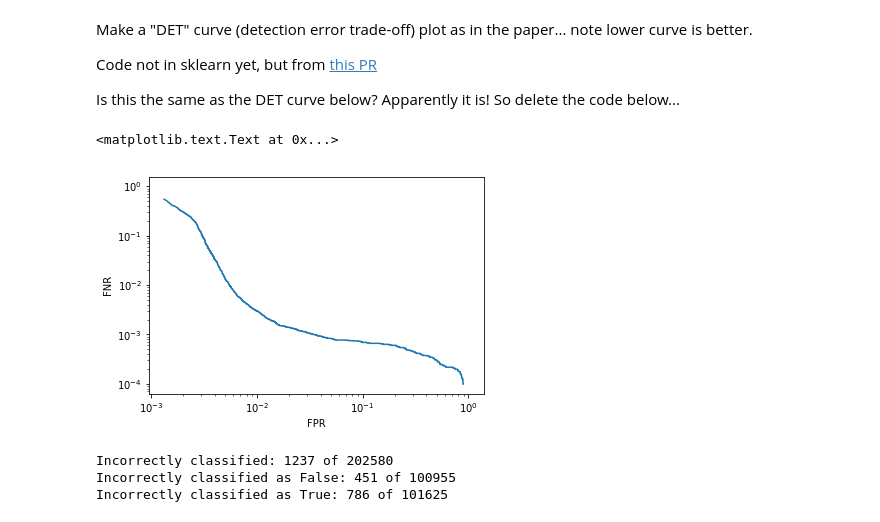
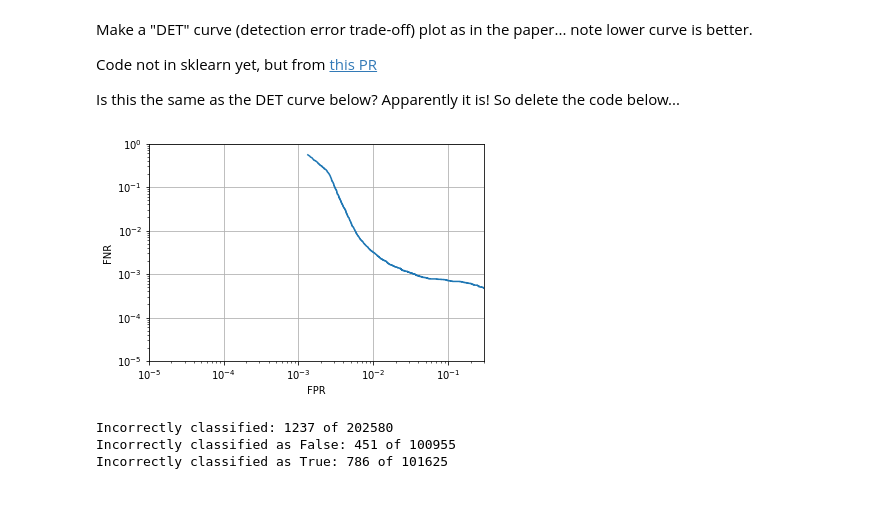
Before and after one commit to djreiss/CNN_HiTS_demo, a Jupyter notebook: CNN_HiTS_demo_big-datagen2.nbconvert.ipynb, the cells around one changed output. Cells and saved outputs as stored; diff of their text form; code cells hidden in the pictures.

Commit message:
Update axes of plots; now not so good

```diff
--- a/CNN_HiTS_demo_big-datagen2.nbconvert.ipynb
+++ b/CNN_HiTS_demo_big-datagen2.nbconvert.ipynb
@@ -446,7 +446,7 @@ Need many data points to get high-resolution in DET plot below...
 # Make sure we don't take too much RAM:
 
 X_test = Y_test = None
-for i in range(235, 275):
+for i in range(235, 285):
     (X, Y), _, _ = load_pkl_data(i, split_frac=(1.0, 1.0), verbose=False)
     if X_test is None:
         X_test, Y_test = X, Y
@@ -504,9 +505,10 @@ Is this the same as the DET curve below? Apparently it is! So delete the code be
 # %%
 plt.loglog(fpr, 1-tpr, label='DET Curve')
 plt.xlabel('FPR'); plt.ylabel('FNR')
+plt.grid()
+plt.xlim(1e-5, 0.3); plt.ylim(1e-5, 1.);
 # %% [output]
-<matplotlib.text.Text at 0x...>
-[figure, old version]
+[figure, new version]
 # %%
 plot_misclassified(model, pred_classes, pred_probs,
                    X_test, Y_test, nmax=30, only_plot_misclassified=True)
```
Also changed, not shown: parts of 3 cells of this notebook, 2 other files.
